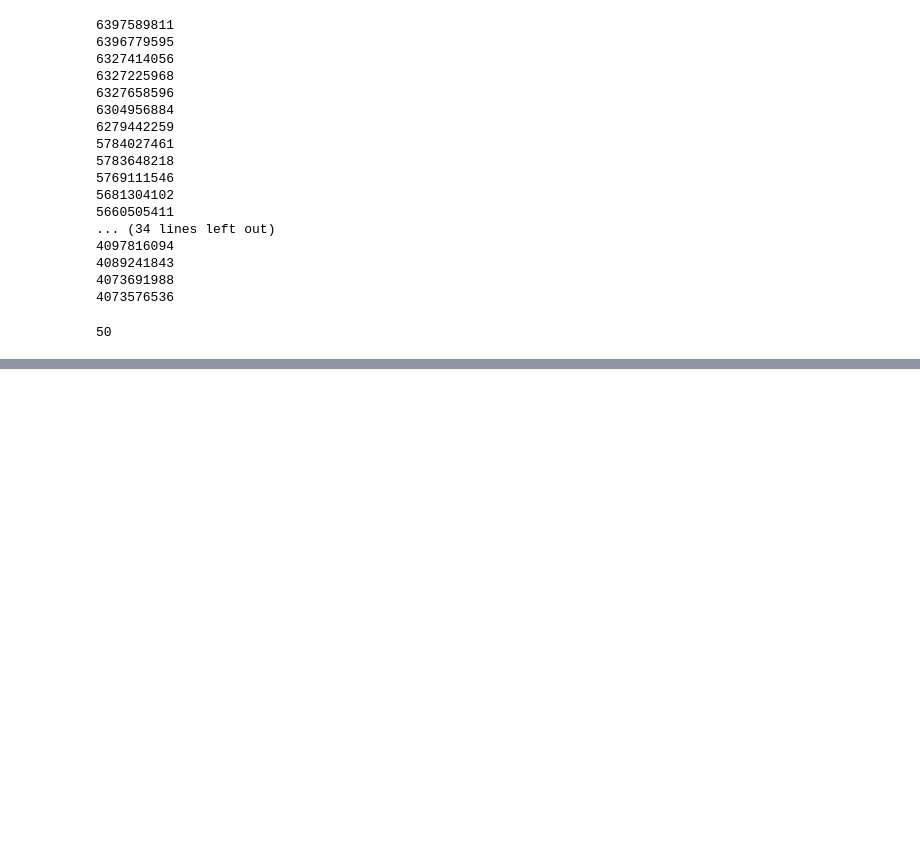
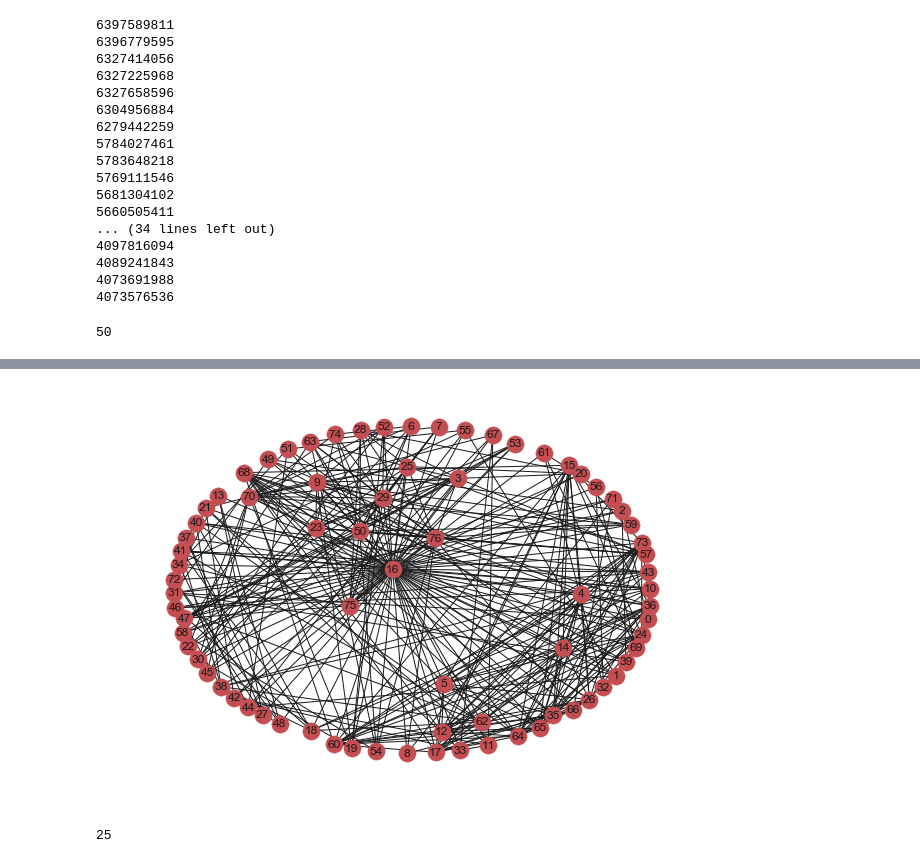
Before and after one commit to sfeng77/destinyRaids, a Jupyter notebook: doc/notes/RaidNetwork.ipynb, the cells around one changed output, grey strips where cells are left out. Saved outputs shown, nothing was run; the diff lists cells and outputs as text; code cells hidden in the pictures; blank space fills up the shorter version.

```diff
--- a/doc/notes/RaidNetwork.ipynb
+++ b/doc/notes/RaidNetwork.ipynb
@@ -119,0 +171,9 @@ activityReportSample-vog.json
+# %%
+G=nx.Graph()
+# %%
+G.add_nodes_from(range(playerCount))
+# %%
+for i in range(playerCount):
+    for j in range(i+1, playerCount):
+        if links[i][j] > 0:
+            G.add_edge(i,j, weight = links[i][j])
@@ -119,0 +182,6 @@ activityReportSample-vog.json
+# %%
+pos = nx.spring_layout(G, k = 0.5)
+# %%
+nx.draw(G,pos, with_labels= True)
+# %% [output]
+[figure, added]
@@ -119,0 +191,4 @@ activityReportSample-vog.json
+# %%
+max(max(links))
+# %% [output]
+25
```
Also changed, not shown: parts of 72 cells of this notebook, 1 other file.
